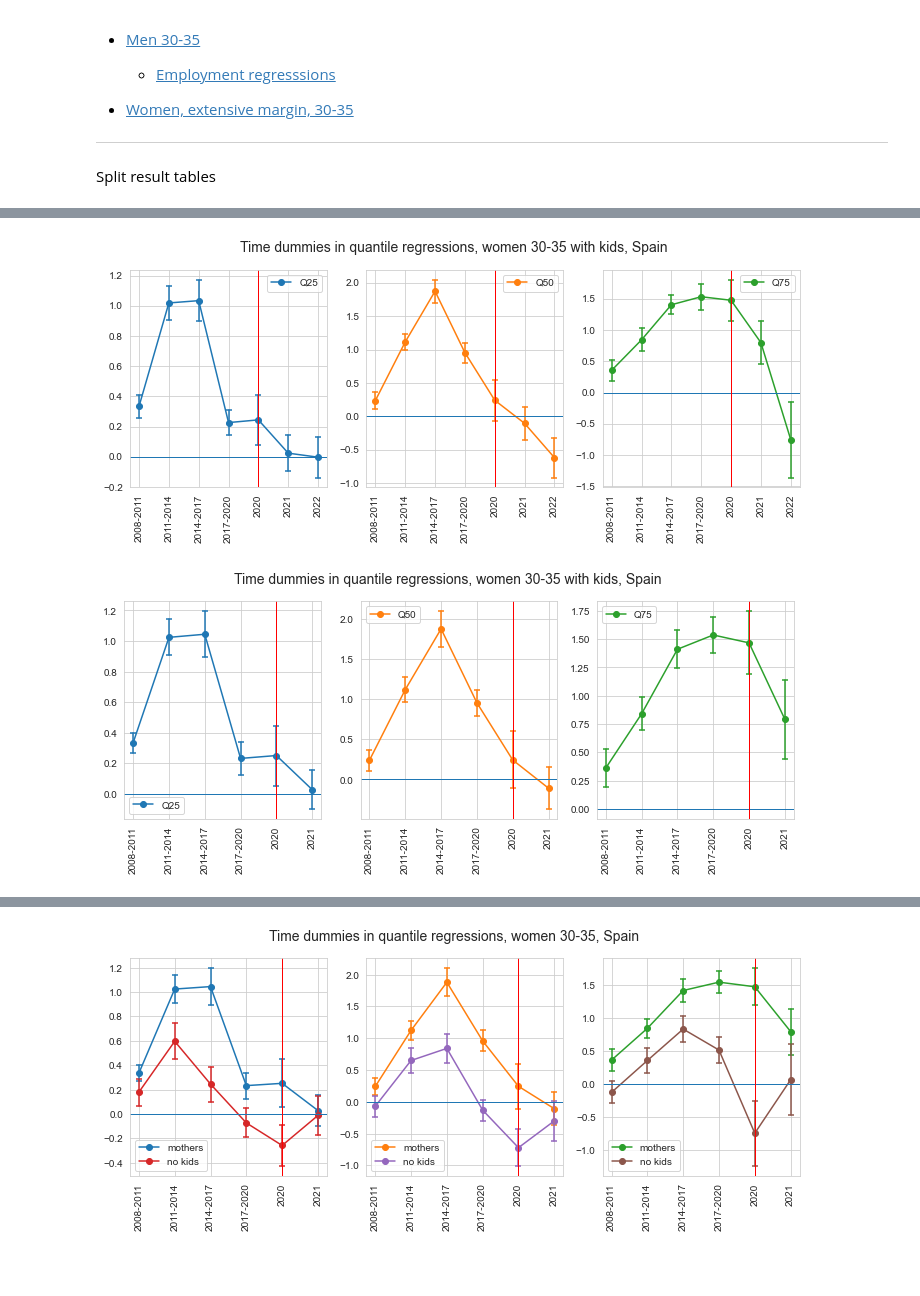
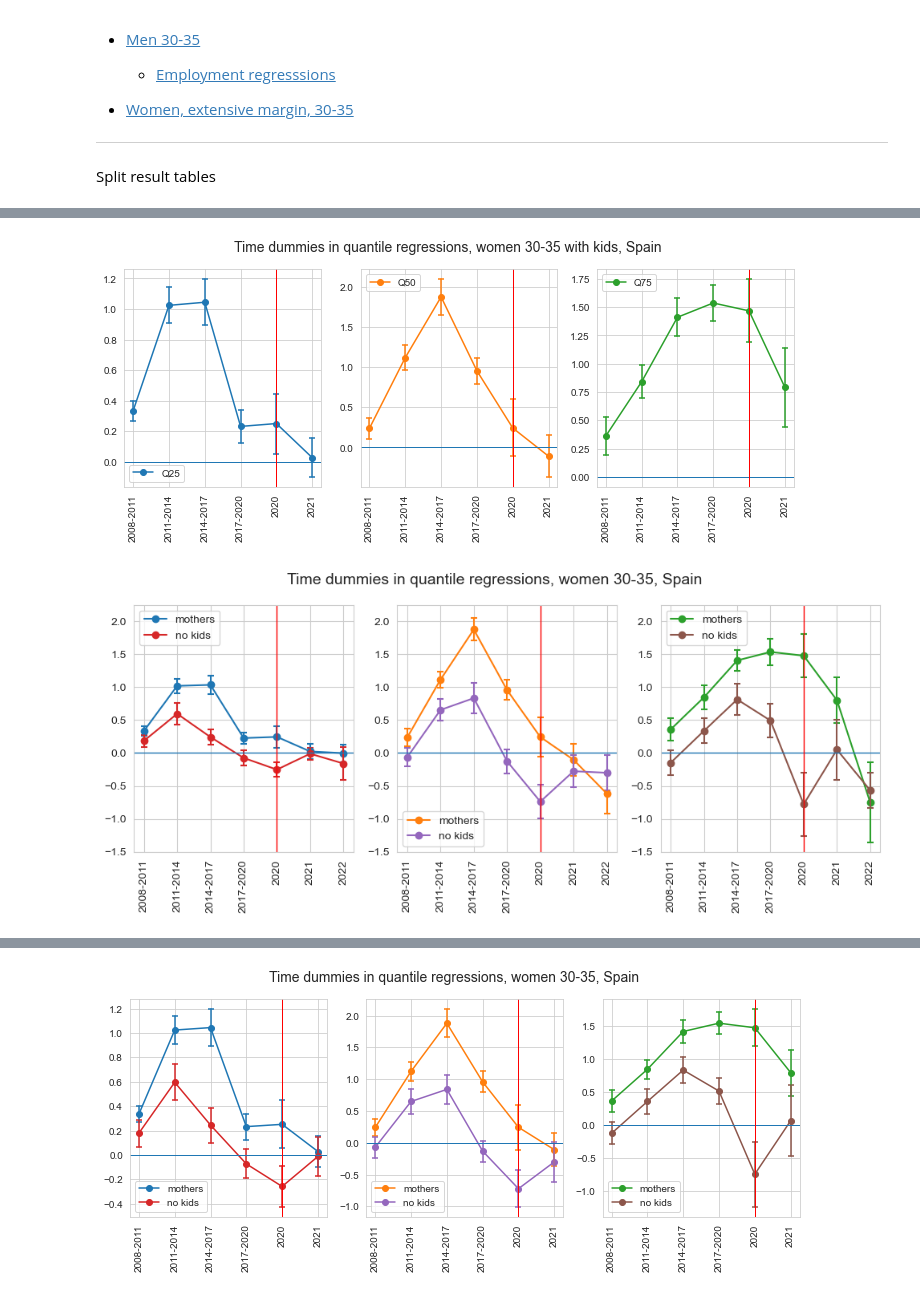
Before and after one commit to crisla/TenMoCoS, a Jupyter notebook: QantRegs_coeffs.ipynb, the cells around one changed output, grey strips where cells are left out. Drawn from its saved outputs; the diff is of its cells as text; code cells hidden in the pictures; blank space fills up the shorter version.

```diff
--- a/QantRegs_coeffs.ipynb
+++ b/QantRegs_coeffs.ipynb
@@ -440,3 +440,24 @@ for q in [25,50,75]:
     coeffs_period_0k[q] = coeffs.copy()
     lower_95_period_0k[q] = lower.copy()
     upper_95_period_0k[q] = upper.copy()
+# %%
+T = len(time_periods_thin)
+colors = sn.color_palette()
+
+plt.figure(figsize=(12,4))
+plt.suptitle('Time dummies in quantile regressions, women 30-35 with kids, Spain',fontsize=14)
+for j,q in enumerate([25,50,75]):
+    plt.subplot(131+j)
+    plt.plot(np.arange(0,T*2,2),coeffs_period[q],marker='o', label='Q{}'.format(q),color=colors[j])
+    plt.scatter(np.arange(0,T*2,2),lower_95_period[q],marker='_',color=colors[j])
+    plt.scatter(np.arange(0,T*2,2),upper_95_period[q],marker='_',color=colors[j])
+    for i in range(T):
+        plt.plot((i*2,i*2),(lower_95_period[q][i],upper_95_period[q][i]),c=colors[j])
+    plt.axhline(0,lw=1)
+    plt.xticks(np.arange(0,T*2,2),time_periods_thin_labels,rotation=90)
+    plt.legend()
+    plt.axvline(8,c='r',lw=1)
+    plt.ylim(-1.5,2.25)
+
+#plt.savefig('./plots_tenure/qregs_spa_3035_time_dummies_women_kids.pdf',format='pdf',bbox_inches='tight')
+plt.show()
@@ -461,26 +484,31 @@ for j,q in enumerate([25,50,75]):
 #plt.savefig('./plots_tenure/qregs_spa_3035_time_dummies_women_kids.pdf',format='pdf',bbox_inches='tight')
 plt.show()
 # %% [output]
-[figure, old version]
+[figure, new version]
 # %%
 T = len(time_periods_thin)
 colors = sn.color_palette()
 
 plt.figure(figsize=(12,4))
-plt.suptitle('Time dummies in quantile regressions, women 30-35 with kids, Spain',fontsize=14)
+plt.suptitle('Time dummies in quantile regressions, women 30-35, Spain',fontsize=14)
 for j,q in enumerate([25,50,75]):
     plt.subplot(131+j)
-    plt.plot(np.arange(0,T*2,2),coeffs_period[q],marker='o', label='Q{}'.format(q),color=colors[j])
+    plt.plot(np.arange(0,T*2,2),coeffs_period[q],marker='o', label='mothers'.format(q),color=colors[j])
     plt.scatter(np.arange(0,T*2,2),lower_95_period[q],marker='_',color=colors[j])
     plt.scatter(np.arange(0,T*2,2),upper_95_period[q],marker='_',color=colors[j])
+    plt.plot(np.arange(0,T*2,2),coeffs_period_0k[q],marker='o', label='no kids'.format(q),color=colors[j+3])
+    plt.scatter(np.arange(0,T*2,2),lower_95_period_0k[q],marker='_',color=colors[j+3])
+    plt.scatter(np.arange(0,T*2,2),upper_95_period_0k[q],marker='_',color=colors[j+3])
     for i in range(T):
         plt.plot((i*2,i*2),(lower_95_period[q][i],upper_95_period[q][i]),c=colors[j])
+        plt.plot((i*2,i*2),(lower_95_period_0k[q][i],upper_95_period_0k[q][i]),c=colors[j+3])
     plt.axhline(0,lw=1)
     plt.xticks(np.arange(0,T*2,2),time_periods_thin_labels,rotation=90)
     plt.legend()
     plt.axvline(8,c='r',lw=1)
+    plt.ylim(-1.5,2.25)
 
-#plt.savefig('./plots_tenure/qregs_spa_3035_time_dummies_women_kids.pdf',format='pdf',bbox_inches='tight')
+#plt.savefig('./plots_tenure/qregs_spa_3035_time_dummies_women_both.pdf',format='pdf',bbox_inches='tight')
 plt.show()
 # %% [output]
-[figure, old version]
+[figure, new version]
```
Also changed, not shown: parts of 6 cells of this notebook, 19 other files.
